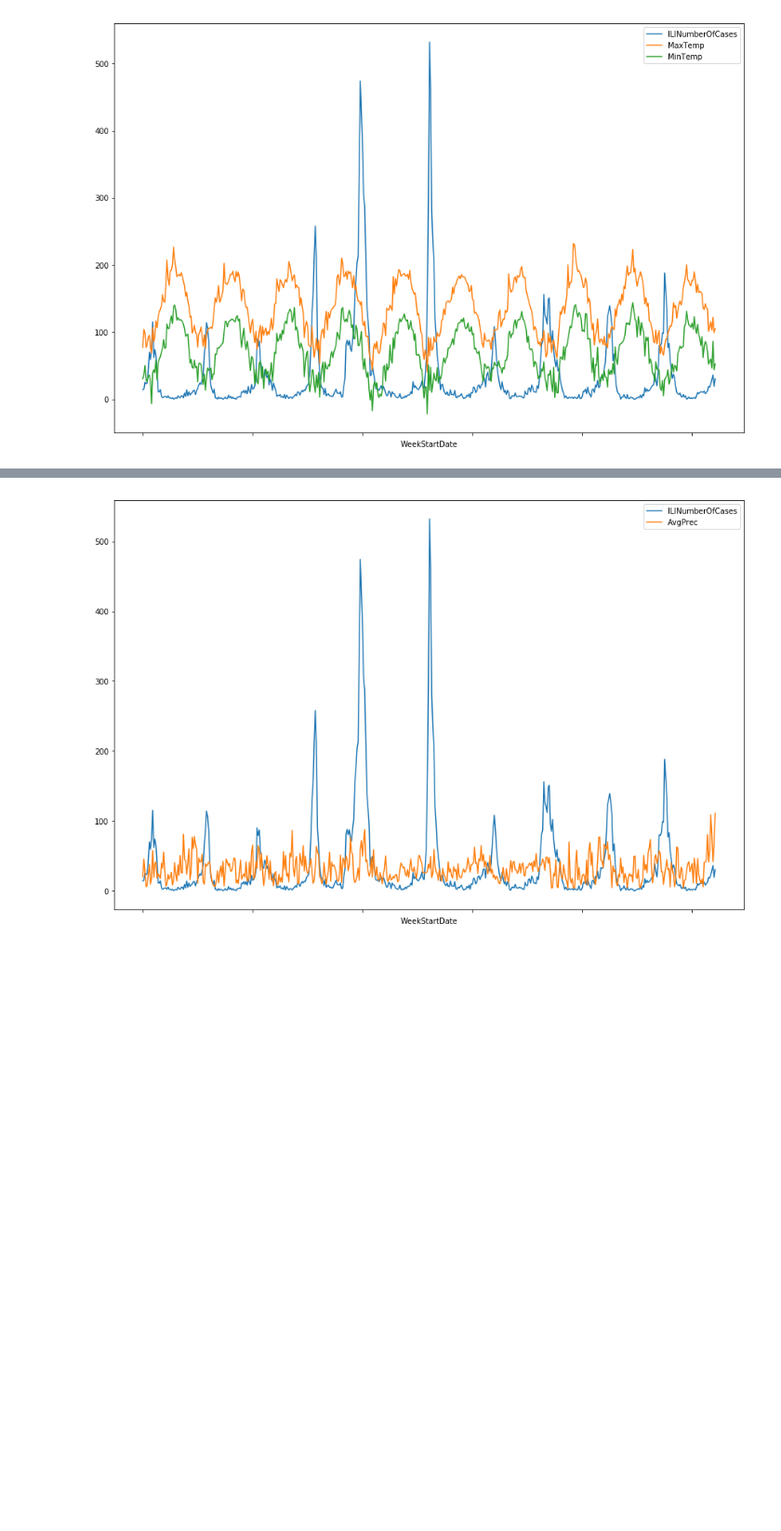
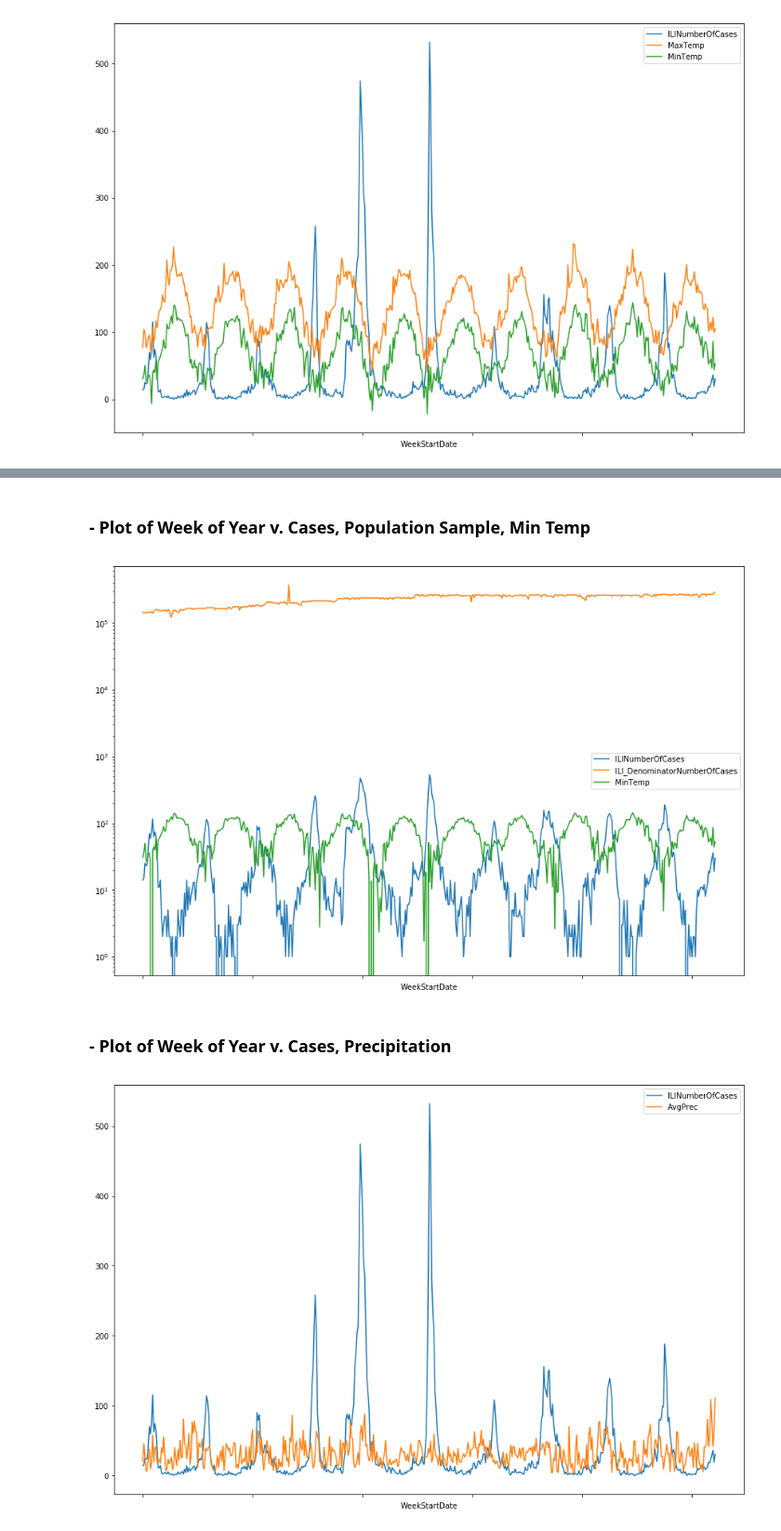
Before and after one commit to Notable1/InfluenzaPredictionIreland, a Jupyter notebook: Influenza_Pred.ipynb, the cells around one changed output, grey strips where cells are left out. Shown at 93% size. Drawn from its saved outputs; the diff is of its cells as text; code cells hidden in the pictures; blank space fills up the shorter version.

```diff
--- a/Influenza_Pred.ipynb
+++ b/Influenza_Pred.ipynb
@@ -63,3 +87,12 @@ plt.show()
+# %% [markdown]
+### - Plot of Week of Year v. Cases, Population Sample, Min Temp
+# %%
+df.plot(x="WeekStartDate", y=["ILINumberOfCases","ILI_DenominatorNumberOfCases","MinTemp"],logy=True)
+plt.show()
+# %% [output]
+[figure, added]
+# %% [markdown]
+### - Plot of Week of Year v. Cases, Precipitation
 # %%
 df.plot(x="WeekStartDate", y=["ILINumberOfCases","AvgPrec"])
 plt.show()
```
Also changed, not shown: parts of 20 cells of this notebook.
